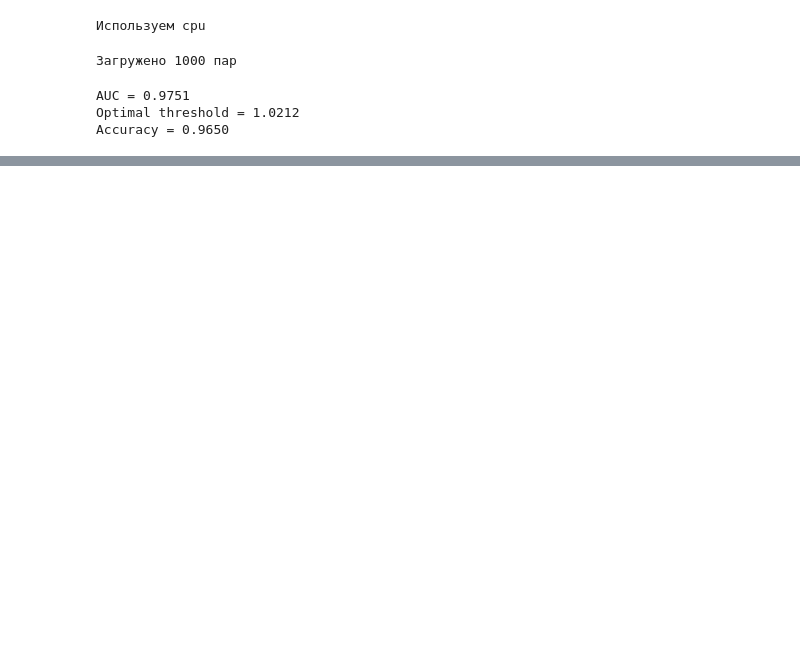
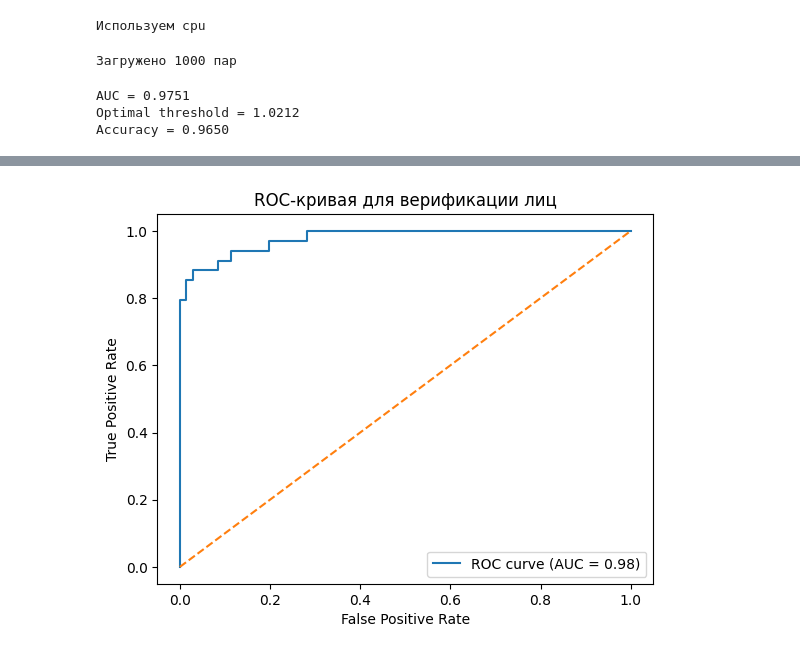
Before and after one commit to kayakto/human-verification-face, a Jupyter notebook: verification.ipynb, the cells around one changed output, grey strips where cells are left out. Saved outputs shown, nothing was run; the diff lists cells and outputs as text; code cells hidden in the pictures; blank space fills up the shorter version.

```diff
--- a/verification.ipynb
+++ b/verification.ipynb
@@ -276,0 +303,19 @@ weighted avg       1.00      1.00      1.00         6
+# %%
+from sklearn.metrics import roc_curve, auc
+# Подготовка данных
+y_true = [labels[i] == labels[j] for i, j in pairs]
+y_scores = [-D[i, j] for i, j in pairs]  # чем меньше расстояние, тем выше вероятность совпадения
+# Вычисление ROC
+fpr, tpr, roc_thresholds = roc_curve(y_true, y_scores)
+roc_auc = auc(fpr, tpr)
+# Построение графика
+plt.figure()
+plt.plot(fpr, tpr, label=f'ROC curve (AUC = {roc_auc:.2f})')
+plt.plot([0, 1], [0, 1], linestyle='--')
+plt.xlabel('False Positive Rate')
+plt.ylabel('True Positive Rate')
+plt.title('ROC-кривая для верификации лиц')
+plt.legend()
+plt.show()
+# %% [output]
+[figure, added]
```
Also changed, not shown: parts of 13 cells of this notebook.
